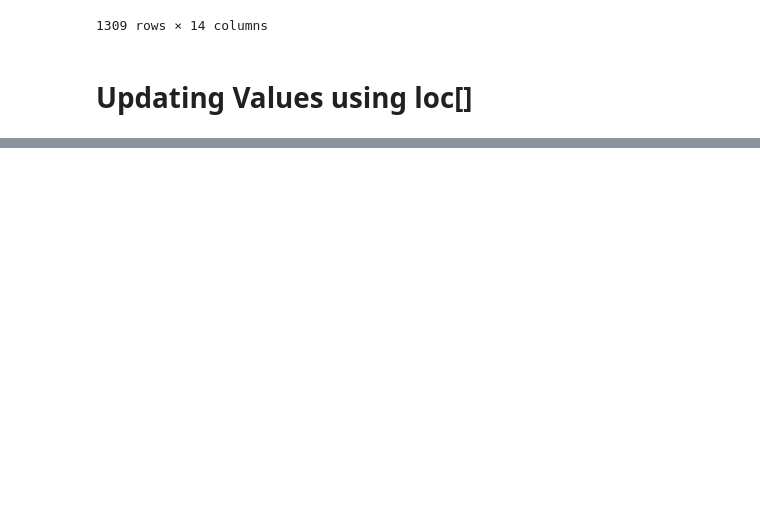
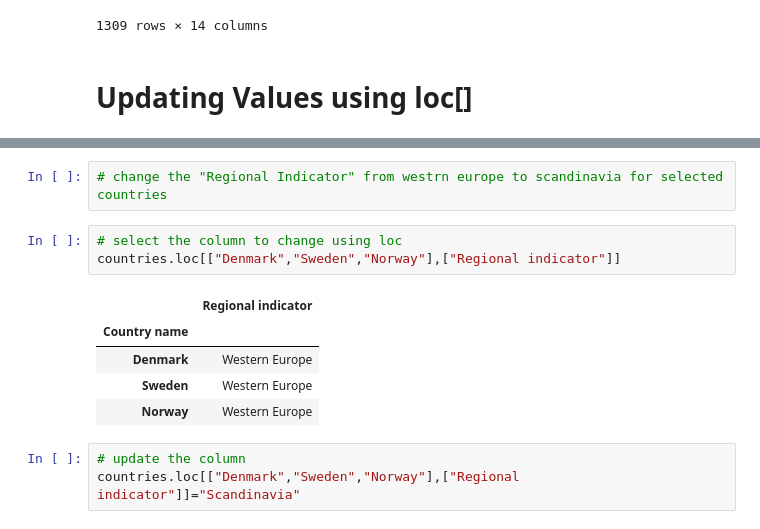
Before and after one commit to the-javascript-jedi/python-projects, a Jupyter notebook: colt-steele/data-analysis-visualization/s_10_updating_values/s_1_renaming_columns.ipynb, the cells around one changed output, grey strips where cells are left out. Cells and saved outputs as stored; diff of their text form; blank space fills up the shorter version.

```diff
--- a/colt-steele/data-analysis-visualization/s_10_updating_values/s_1_renaming_columns.ipynb
+++ b/colt-steele/data-analysis-visualization/s_10_updating_values/s_1_renaming_columns.ipynb
@@ -214,0 +233,14 @@ countries
+# %%
+# change the "Regional Indicator" from westrn europe to scandinavia for selected countries
+# %%
+# select the column to change using loc
+countries.loc[["Denmark","Sweden","Norway"],["Regional indicator"]]
+# %% [output]
+|  | Regional indicator |
+| Country name |  |
+| Denmark | Western Europe |
+| Sweden | Western Europe |
+| Norway | Western Europe |
+# %%
+# update the column
+countries.loc[["Denmark","Sweden","Norway"],["Regional indicator"]]="Scandinavia"
```
Also changed, not shown: parts of 7 cells of this notebook.
